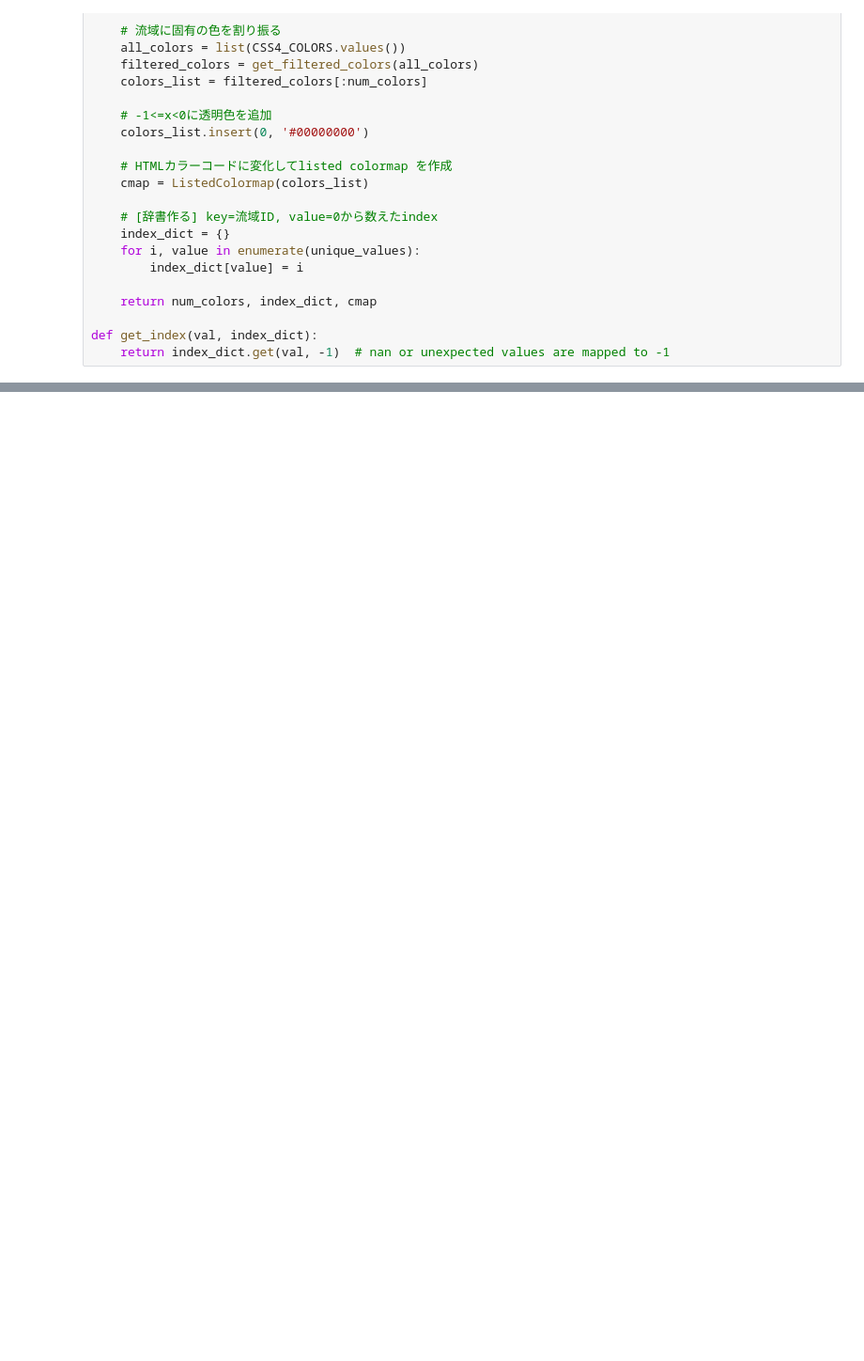
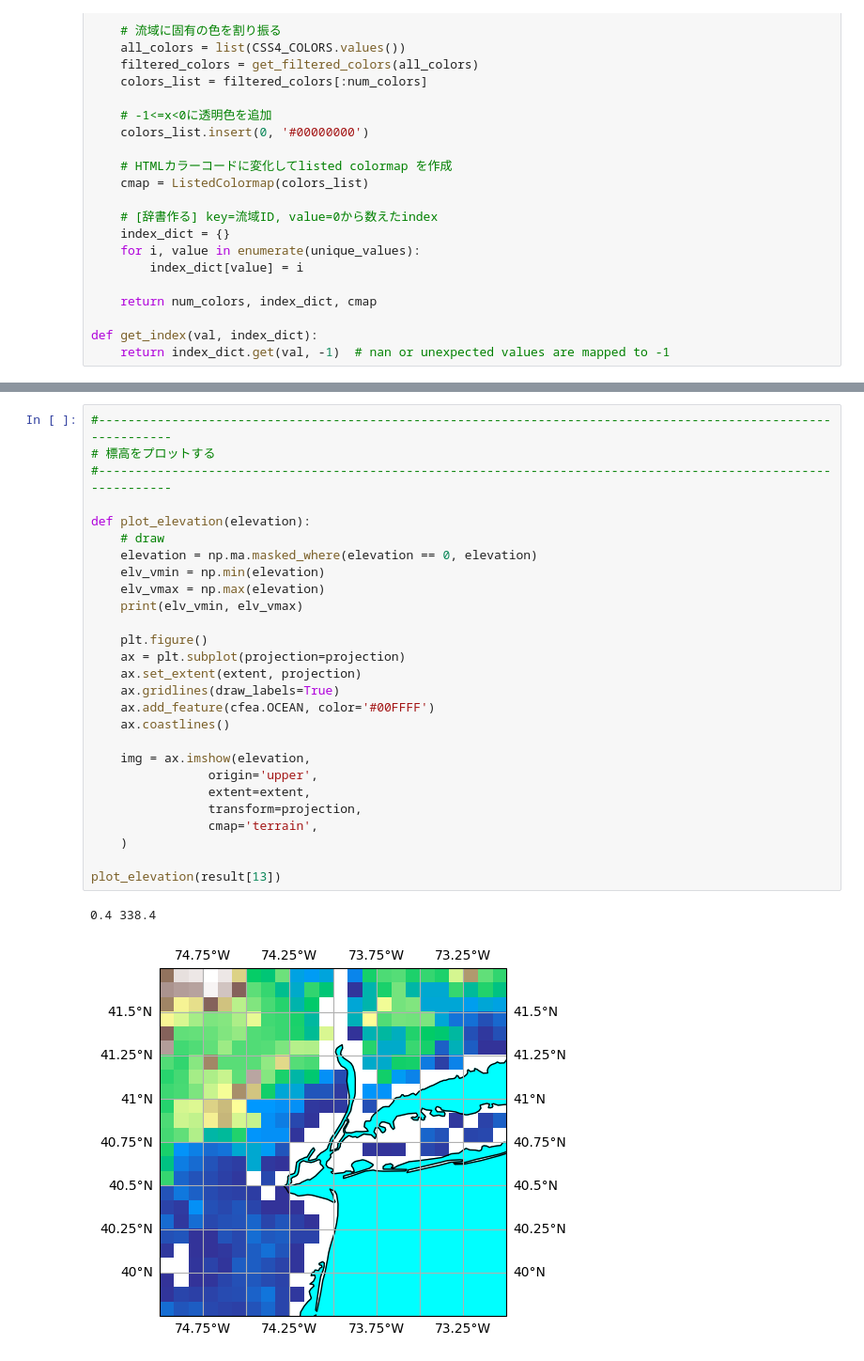
Before and after one commit to HalKiyo/h08_urban, a Jupyter notebook: global_city/pst/josui_gesui.ipynb, the cells around one changed output, grey strips where cells are left out. Shown at 94% size. Cells and saved outputs as stored; diff of their text form; blank space fills up the shorter version.

```diff
--- a/global_city/pst/josui_gesui.ipynb
+++ b/global_city/pst/josui_gesui.ipynb
@@ -683,0 +745,30 @@ plot_citymask(result[6], result[7], result[5])
+# %%
+#---------------------------------------------------------------------------------------------------------------
+# 標高をプロットする
+#---------------------------------------------------------------------------------------------------------------
+
+def plot_elevation(elevation):
+    # draw
+    elevation = np.ma.masked_where(elevation == 0, elevation)
+    elv_vmin = np.min(elevation)
+    elv_vmax = np.max(elevation)
+    print(elv_vmin, elv_vmax)
+
+    plt.figure()
+    ax = plt.subplot(projection=projection)
+    ax.set_extent(extent, projection)
+    ax.gridlines(draw_labels=True)
+    ax.add_feature(cfea.OCEAN, color='#00FFFF')
+    ax.coastlines()
+
+    img = ax.imshow(elevation,
+                origin='upper',
+                extent=extent,
+                transform=projection,
+                cmap='terrain',
+    )
+
+plot_elevation(result[13])
+# %% [output]
+0.4 338.4
+[figure, added]
```
Also changed, not shown: parts of 9 cells of this notebook.
